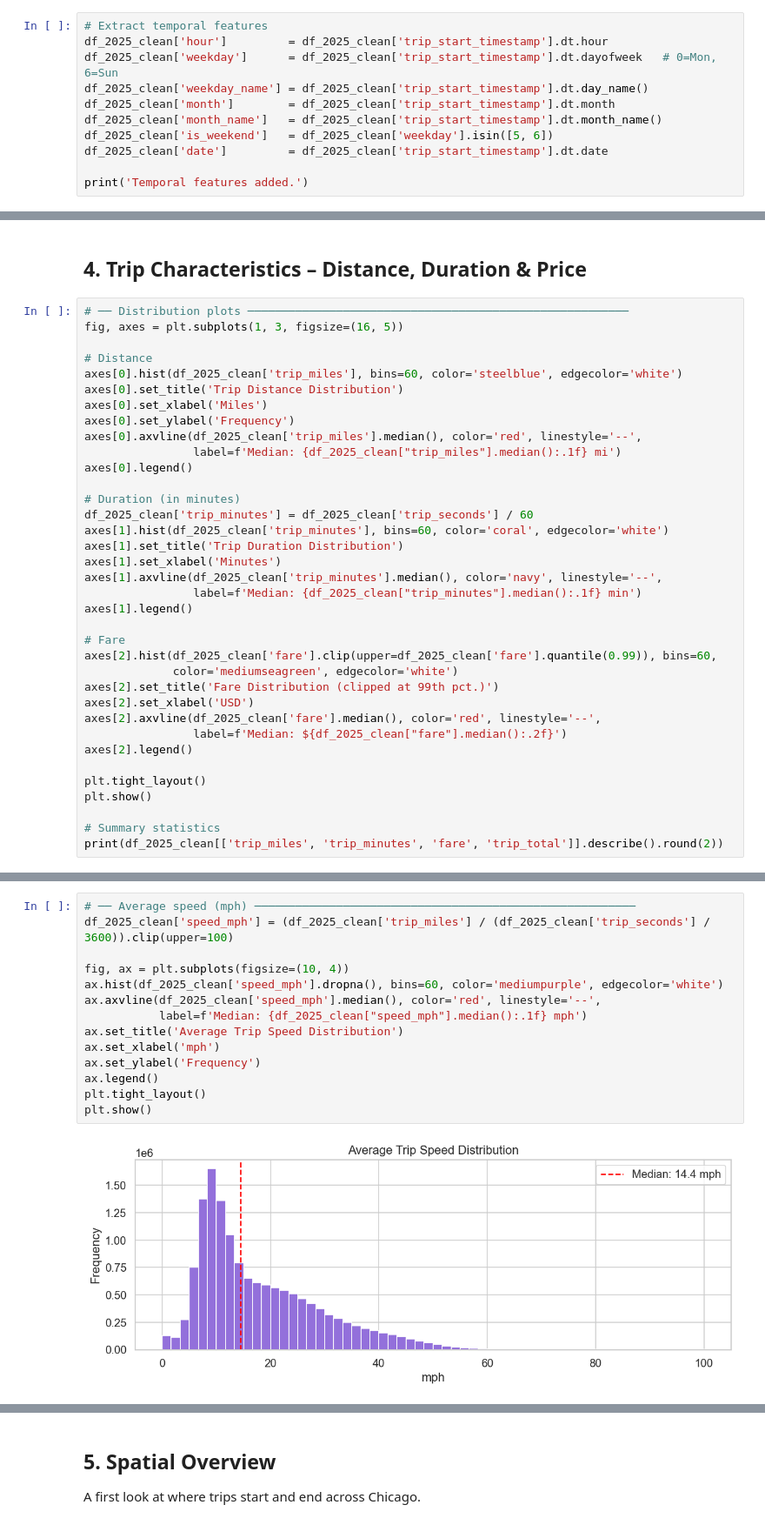
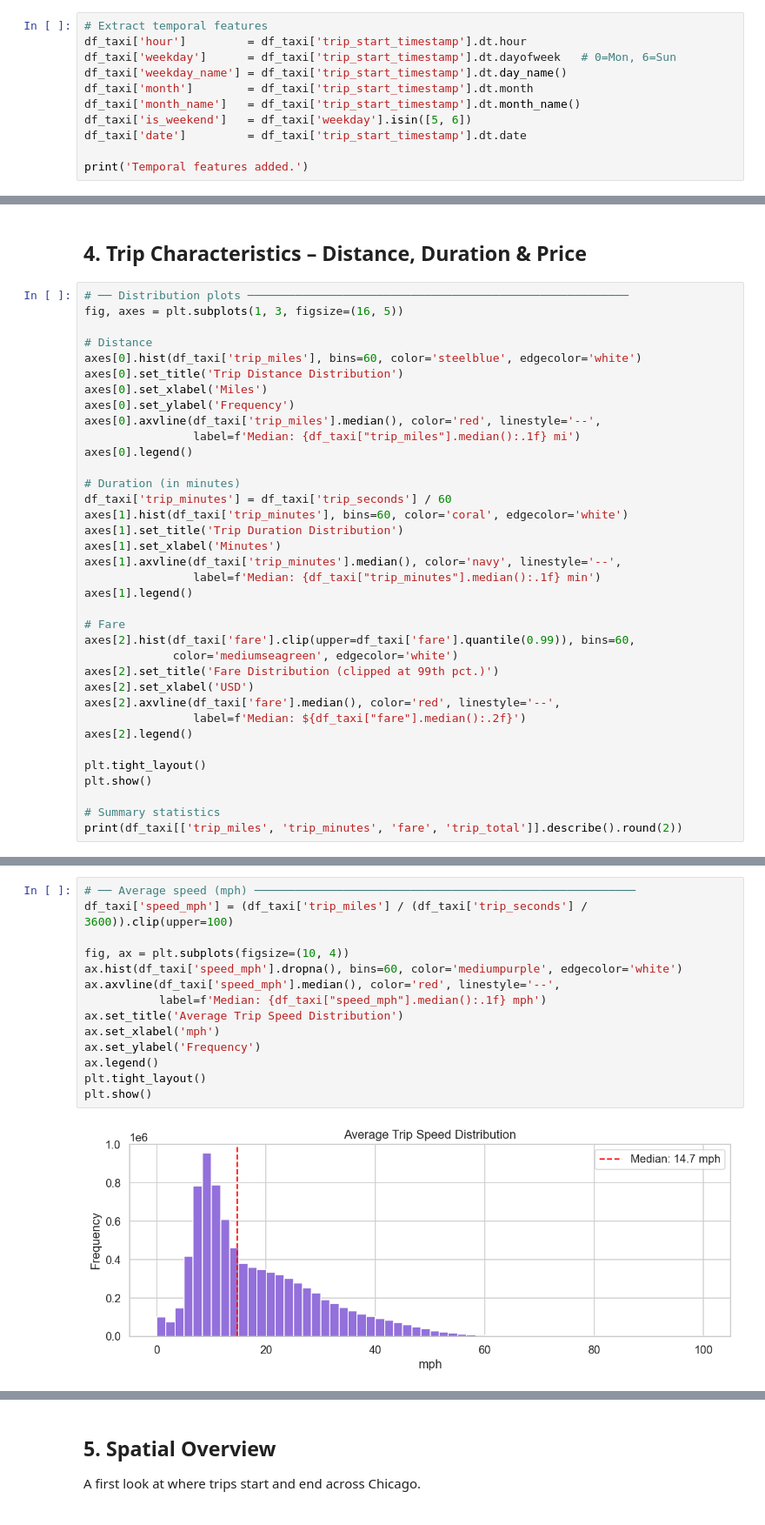
Before and after one commit to nbringew/AAA_Team_1, a Jupyter notebook: notebooks/01.1_data_exploration_taxis.ipynb, the cells around one changed output, grey strips where cells are left out. Shown at 87% size. Drawn from its saved outputs; the diff is of its cells as text.

```diff
--- a/notebooks/01.1_data_exploration_taxis.ipynb
+++ b/notebooks/01.1_data_exploration_taxis.ipynb
@@ -87,13 +87,13 @@ Latest trip   : 2026-05-31 23:45:00
 ## 3. Temporal Patterns
 # %%
 # Extract temporal features
-df_2025_clean['hour']         = df_2025_clean['trip_start_timestamp'].dt.hour
-df_2025_clean['weekday']      = df_2025_clean['trip_start_timestamp'].dt.dayofweek   # 0=Mon, 6=Sun
-df_2025_clean['weekday_name'] = df_2025_clean['trip_start_timestamp'].dt.day_name()
-df_2025_clean['month']        = df_2025_clean['trip_start_timestamp'].dt.month
-df_2025_clean['month_name']   = df_2025_clean['trip_start_timestamp'].dt.month_name()
-df_2025_clean['is_weekend']   = df_2025_clean['weekday'].isin([5, 6])
-df_2025_clean['date']         = df_2025_clean['trip_start_timestamp'].dt.date
+df_taxi['hour']         = df_taxi['trip_start_timestamp'].dt.hour
+df_taxi['weekday']      = df_taxi['trip_start_timestamp'].dt.dayofweek   # 0=Mon, 6=Sun
+df_taxi['weekday_name'] = df_taxi['trip_start_timestamp'].dt.day_name()
+df_taxi['month']        = df_taxi['trip_start_timestamp'].dt.month
+df_taxi['month_name']   = df_taxi['trip_start_timestamp'].dt.month_name()
+df_taxi['is_weekend']   = df_taxi['weekday'].isin([5, 6])
+df_taxi['date']         = df_taxi['trip_start_timestamp'].dt.date
 
 print('Temporal features added.')
 # %% [output]
@@ -184,35 +184,35 @@ plt.show()
 fig, axes = plt.subplots(1, 3, figsize=(16, 5))
 
 # Distance
-axes[0].hist(df_2025_clean['trip_miles'], bins=60, color='steelblue', edgecolor='white')
+axes[0].hist(df_taxi['trip_miles'], bins=60, color='steelblue', edgecolor='white')
 axes[0].set_title('Trip Distance Distribution')
 axes[0].set_xlabel('Miles')
 axes[0].set_ylabel('Frequency')
-axes[0].axvline(df_2025_clean['trip_miles'].median(), color='red', linestyle='--',
-                label=f'Median: {df_2025_clean["trip_miles"].median():.1f} mi')
+axes[0].axvline(df_taxi['trip_miles'].median(), color='red', linestyle='--',
+                label=f'Median: {df_taxi["trip_miles"].median():.1f} mi')
 axes[0].legend()
 
 # Duration (in minutes)
-df_2025_clean['trip_minutes'] = df_2025_clean['trip_seconds'] / 60
-axes[1].hist(df_2025_clean['trip_minutes'], bins=60, color='coral', edgecolor='white')
+df_taxi['trip_minutes'] = df_taxi['trip_seconds'] / 60
+axes[1].hist(df_taxi['trip_minutes'], bins=60, color='coral', edgecolor='white')
 axes[1].set_title('Trip Duration Distribution')
 axes[1].set_xlabel('Minutes')
-axes[1].axvline(df_2025_clean['trip_minutes'].median(), color='navy', linestyle='--',
-                label=f'Median: {df_2025_clean["trip_minutes"].median():.1f} min')
+axes[1].axvline(df_taxi['trip_minutes'].median(), color='navy', linestyle='--',
+                label=f'Median: {df_taxi["trip_minutes"].median():.1f} min')
 axes[1].legend()
 
 # Fare
-axes[2].hist(df_2025_clean['fare'].clip(upper=df_2025_clean['fare'].quantile(0.99)), bins=60,
+axes[2].hist(df_taxi['fare'].clip(upper=df_taxi['fare'].quantile(0.99)), bins=60,
              color='mediumseagreen', edgecolor='white')
 axes[2].set_title('Fare Distribution (clipped at 99th pct.)')
 axes[2].set_xlabel('USD')
-axes[2].axvline(df_2025_clean['fare'].median(), color='red', linestyle='--',
-                label=f'Median: ${df_2025_clean["fare"].median():.2f}')
+axes[2].axvline(df_taxi['fare'].median(), color='red', linestyle='--',
+                label=f'Median: ${df_taxi["fare"].median():.2f}')
 axes[2].legend()
 
 plt.tight_layout()
 plt.show()
 
 # Summary statistics
-print(df_2025_clean[['trip_miles', 'trip_minutes', 'fare', 'trip_total']].describe().round(2))
+print(df_taxi[['trip_miles', 'trip_minutes', 'fare', 'trip_total']].describe().round(2))
 # %% [output]
@@ -229,18 +229,18 @@ max          43.03        165.37      6950.69      8940.88
 # %%
 # ── Average speed (mph) ────────────────────────────────────────────────────────
-df_2025_clean['speed_mph'] = (df_2025_clean['trip_miles'] / (df_2025_clean['trip_seconds'] / 3600)).clip(upper=100)
+df_taxi['speed_mph'] = (df_taxi['trip_miles'] / (df_taxi['trip_seconds'] / 3600)).clip(upper=100)
 
 fig, ax = plt.subplots(figsize=(10, 4))
-ax.hist(df_2025_clean['speed_mph'].dropna(), bins=60, color='mediumpurple', edgecolor='white')
-ax.axvline(df_2025_clean['speed_mph'].median(), color='red', linestyle='--',
-           label=f'Median: {df_2025_clean["speed_mph"].median():.1f} mph')
+ax.hist(df_taxi['speed_mph'].dropna(), bins=60, color='mediumpurple', edgecolor='white')
+ax.axvline(df_taxi['speed_mph'].median(), color='red', linestyle='--',
+           label=f'Median: {df_taxi["speed_mph"].median():.1f} mph')
 ax.set_title('Average Trip Speed Distribution')
 ax.set_xlabel('mph')
 ax.set_ylabel('Frequency')
 ax.legend()
 plt.tight_layout()
 plt.show()
 # %% [output]
-[figure, old version]
+[figure, new version]
 # %%
 # ── Fare vs. Distance scatterplot (sampled for performance) ───────────────────
```
Also changed, not shown: parts of 31 cells of this notebook, 2 other files.
